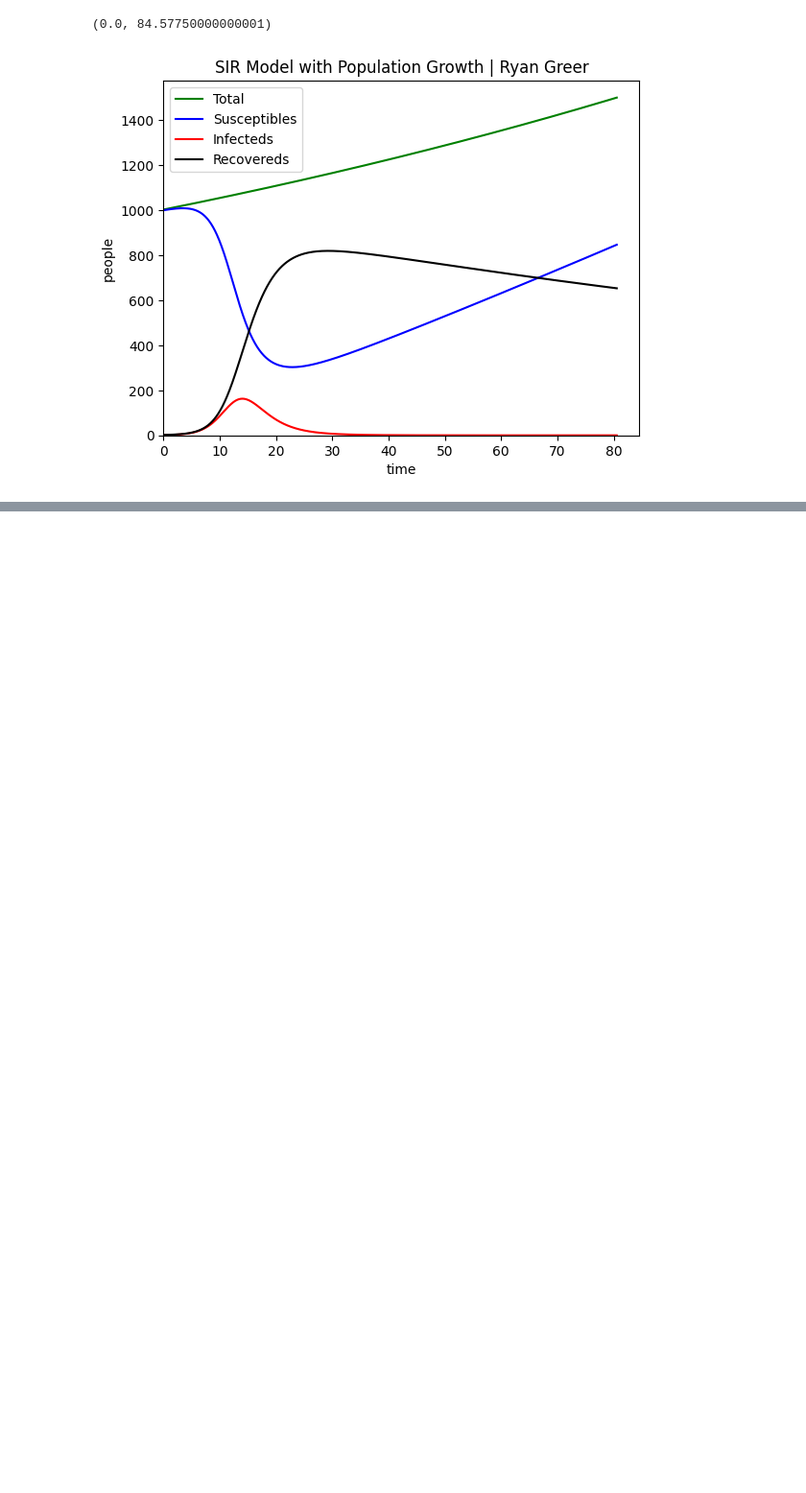
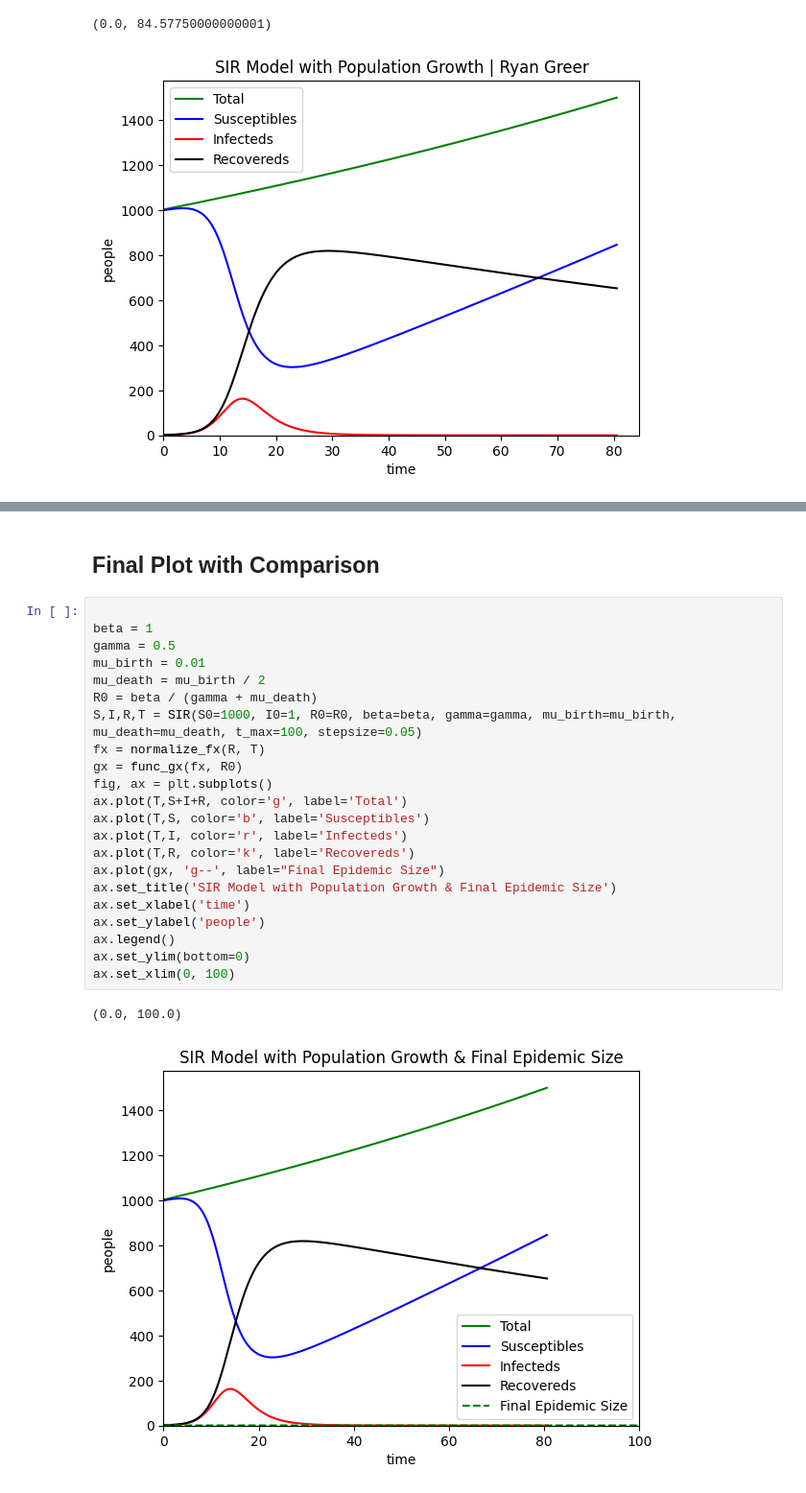
Before and after one commit to doublergreer/CSCI4897, a Jupyter notebook: Homework_1/Homework_1.ipynb, the cells around one changed output, grey strips where cells are left out. Shown: that part at 96% size. Drawn from its saved outputs; the diff is of its cells as text; blank space fills up the shorter version.

```diff
--- a/Homework_1/Homework_1.ipynb
+++ b/Homework_1/Homework_1.ipynb
@@ -59,0 +119,27 @@ ax.set_xlim(left=0)
+# %% [markdown]
+## Final Plot with Comparison
+# %%
+
+beta = 1
+gamma = 0.5
+mu_birth = 0.01
+mu_death = mu_birth / 2
+R0 = beta / (gamma + mu_death)
+S,I,R,T = SIR(S0=1000, I0=1, R0=R0, beta=beta, gamma=gamma, mu_birth=mu_birth, mu_death=mu_death, t_max=100, stepsize=0.05)
+fx = normalize_fx(R, T)
+gx = func_gx(fx, R0)
+fig, ax = plt.subplots()
+ax.plot(T,S+I+R, color='g', label='Total')
+ax.plot(T,S, color='b', label='Susceptibles')
+ax.plot(T,I, color='r', label='Infecteds')
+ax.plot(T,R, color='k', label='Recovereds')
+ax.plot(gx, 'g--', label="Final Epidemic Size")
+ax.set_title('SIR Model with Population Growth & Final Epidemic Size')
+ax.set_xlabel('time')
+ax.set_ylabel('people')
+ax.legend()
+ax.set_ylim(bottom=0)
+ax.set_xlim(0, 100)
+# %% [output]
+(0.0, 100.0)
+[figure, added]
```
Also changed, not shown: parts of 7 cells of this notebook.
